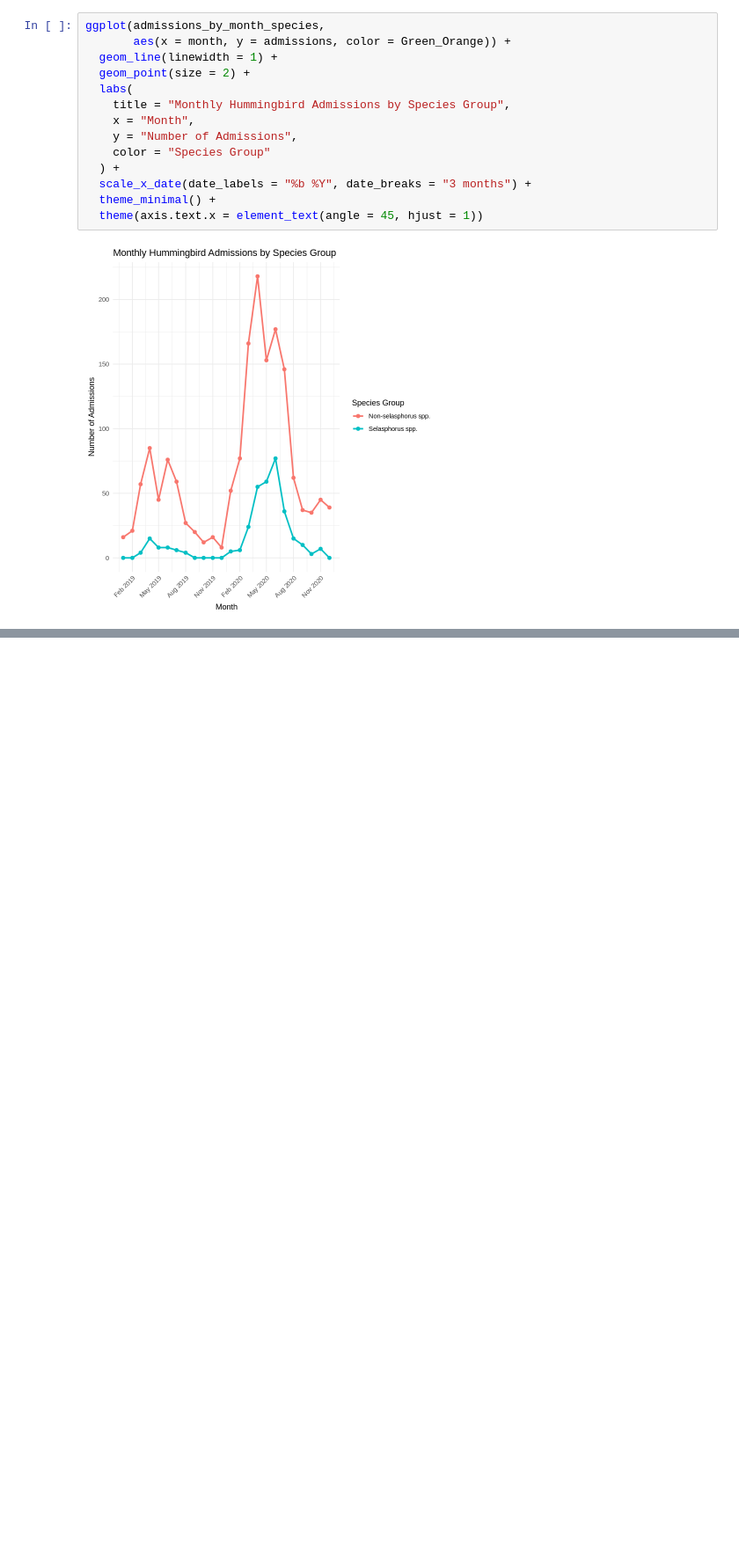
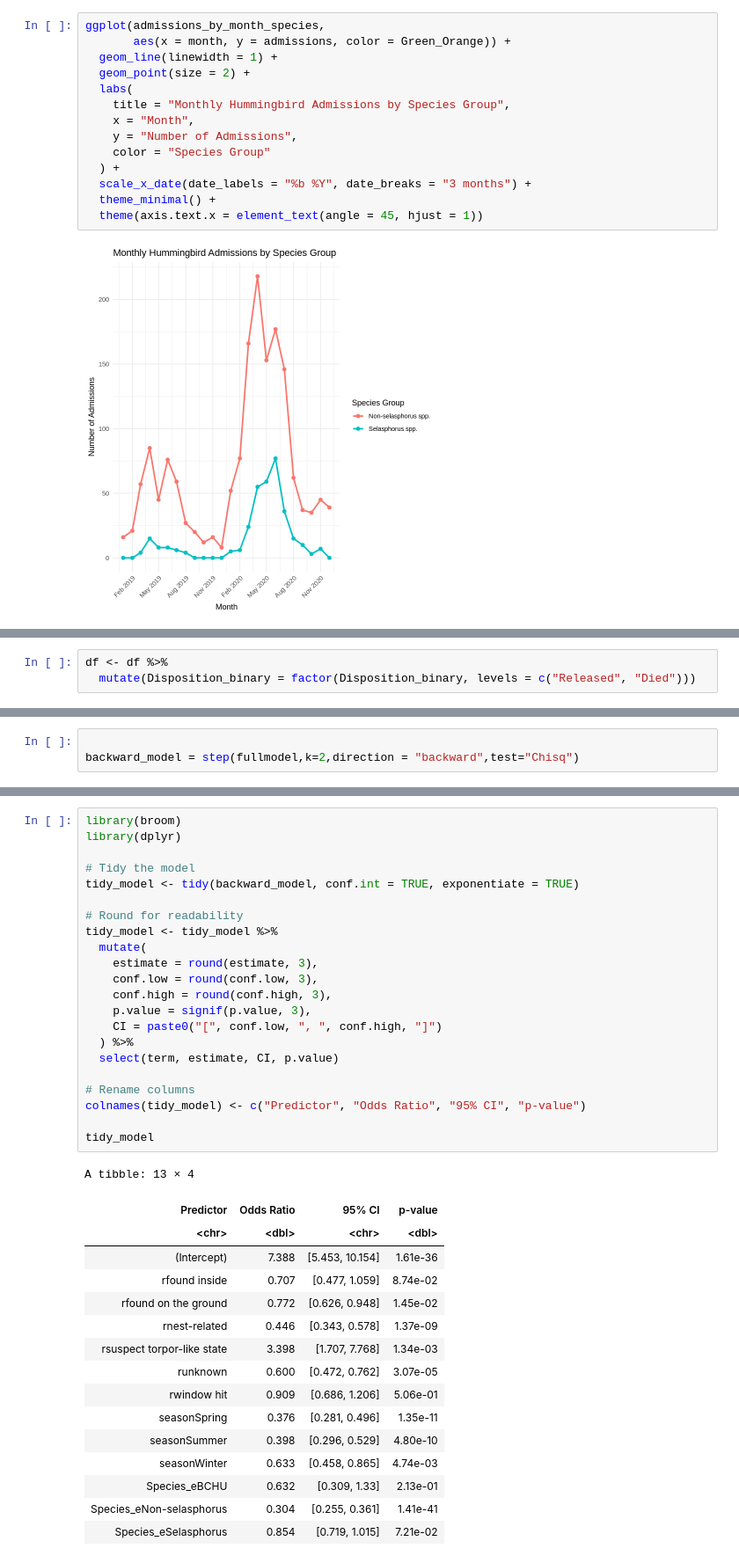
Before and after one commit to caplescia/MPM_200_Plescia, a Jupyter notebook: notebooks/Christen_Plescia_Copy_of_Assignment_5and8.ipynb, the cells around one changed output, grey strips where cells are left out. Shown at 88% size. Drawn from its saved outputs; the diff is of its cells as text; blank space fills up the shorter version.

Commit message:
final of session 8 with odds ratios

```diff
--- a/notebooks/Christen_Plescia_Copy_of_Assignment_5and8.ipynb
+++ b/notebooks/Christen_Plescia_Copy_of_Assignment_5and8.ipynb
@@ -794,0 +797,3 @@ ggplot(admissions_by_month_species,
+# %%
+df <- df %>%
+  mutate(Disposition_binary = factor(Disposition_binary, levels = c("Released", "Died")))
@@ -794,0 +910,3 @@ ggplot(admissions_by_month_species,
+# %%
+
+backward_model = step(fullmodel,k=2,direction = "backward",test="Chisq")
@@ -794,0 +1042,39 @@ ggplot(admissions_by_month_species,
+# %%
+library(broom)
+library(dplyr)
+
+# Tidy the model
+tidy_model <- tidy(backward_model, conf.int = TRUE, exponentiate = TRUE)
+
+# Round for readability
+tidy_model <- tidy_model %>%
+  mutate(
+    estimate = round(estimate, 3),
+    conf.low = round(conf.low, 3),
+    conf.high = round(conf.high, 3),
+    p.value = signif(p.value, 3),
+    CI = paste0("[", conf.low, ", ", conf.high, "]")
+  ) %>%
+  select(term, estimate, CI, p.value)
+
+# Rename columns
+colnames(tidy_model) <- c("Predictor", "Odds Ratio", "95% CI", "p-value")
+
+tidy_model
+# %% [output]
+A tibble: 13 × 4
+| Predictor | Odds Ratio | 95% CI | p-value |
+| <chr> | <dbl> | <chr> | <dbl> |
+| (Intercept) | 7.388 | [5.453, 10.154] | 1.61e-36 |
+| rfound inside | 0.707 | [0.477, 1.059] | 8.74e-02 |
+| rfound on the ground | 0.772 | [0.626, 0.948] | 1.45e-02 |
+| rnest-related | 0.446 | [0.343, 0.578] | 1.37e-09 |
+| rsuspect torpor-like state | 3.398 | [1.707, 7.768] | 1.34e-03 |
+| runknown | 0.600 | [0.472, 0.762] | 3.07e-05 |
+| rwindow hit | 0.909 | [0.686, 1.206] | 5.06e-01 |
+| seasonSpring | 0.376 | [0.281, 0.496] | 1.35e-11 |
+| seasonSummer | 0.398 | [0.296, 0.529] | 4.80e-10 |
+| seasonWinter | 0.633 | [0.458, 0.865] | 4.74e-03 |
+| Species_eBCHU | 0.632 | [0.309, 1.33] | 2.13e-01 |
+| Species_eNon-selasphorus | 0.304 | [0.255, 0.361] | 1.41e-41 |
+| Species_eSelasphorus | 0.854 | [0.719, 1.015] | 7.21e-02 |
```
Also changed, not shown: parts of 15 cells of this notebook.
